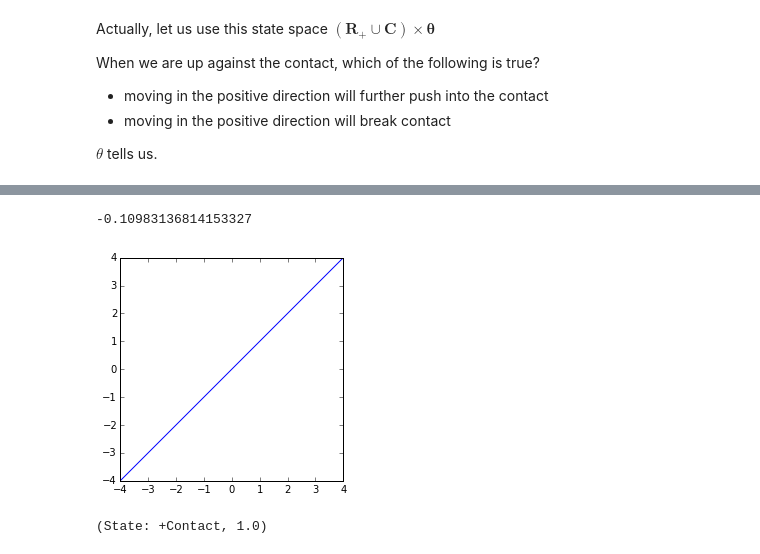
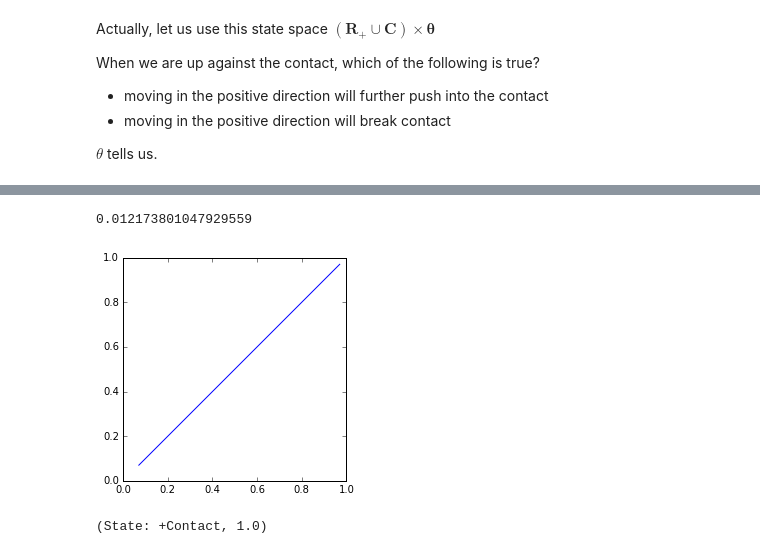
Before and after one commit to goretkin/tactile-pomdp, a Jupyter notebook: 1d-example-jig-object-relative.ipynb, the cells around one changed output, grey strips where cells are left out. Cells and saved outputs as stored; diff of their text form; code cells hidden in the pictures.

```diff
--- a/1d-example-jig-object-relative.ipynb
+++ b/1d-example-jig-object-relative.ipynb
@@ -379,7 +435,7 @@ b.plot(ax);
-# %%
-b.metric_mean()
-# %% [output]
--0.10983136814153327
+# %%
+ b.metric_mean()
+# %% [output]
+0.012173801047929559
 # %%
 def ideally_identity(xd):
     # interpolate a continuous point onto the metric part
@@ -390,12 +446,12 @@ def ideally_identity(xd):
     return Belief.blend(affine_combo).metric_mean()
 # %%
 #a sort of unit test. the line should be straight with slope=1
-x = np.linspace(-4,4,10000)
-y = map(ideally_identity, [(abs(d), 1 if d>0 else -1) for d in x])
+x = np.linspace(0.07,0.97,1000)
+y = map(ideally_identity, [(d, -1) for d in x])
 plt.plot(x,y)
 plt.gca().set_aspect(1.0)
 # %% [output]
-[figure, old version]
+[figure, new version]
 # %%
 #another sort of unit test
 etas = [Belief(delta=s).sum() for s in state_generator(state_space)]
```
Also changed, not shown: parts of 26 cells of this notebook.
